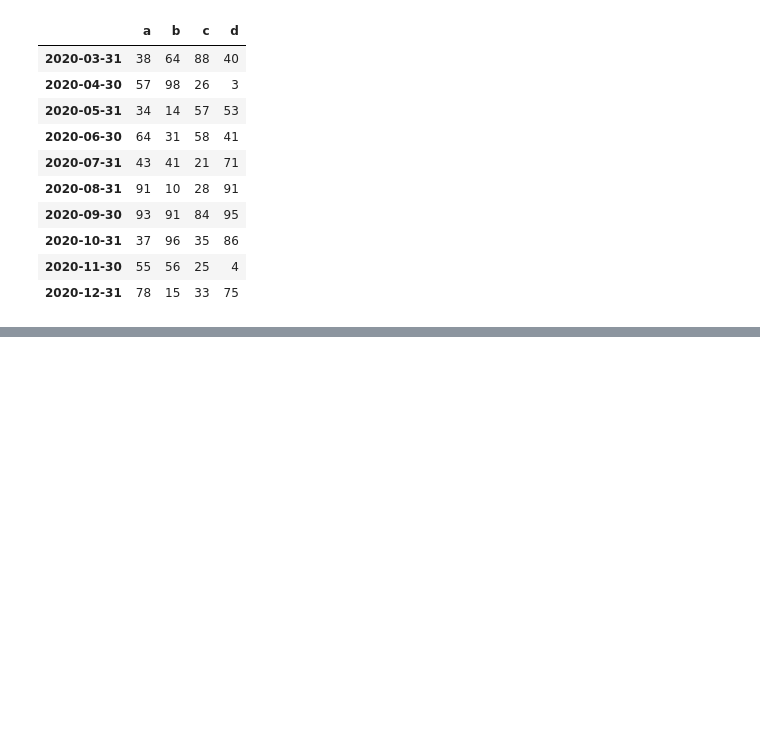
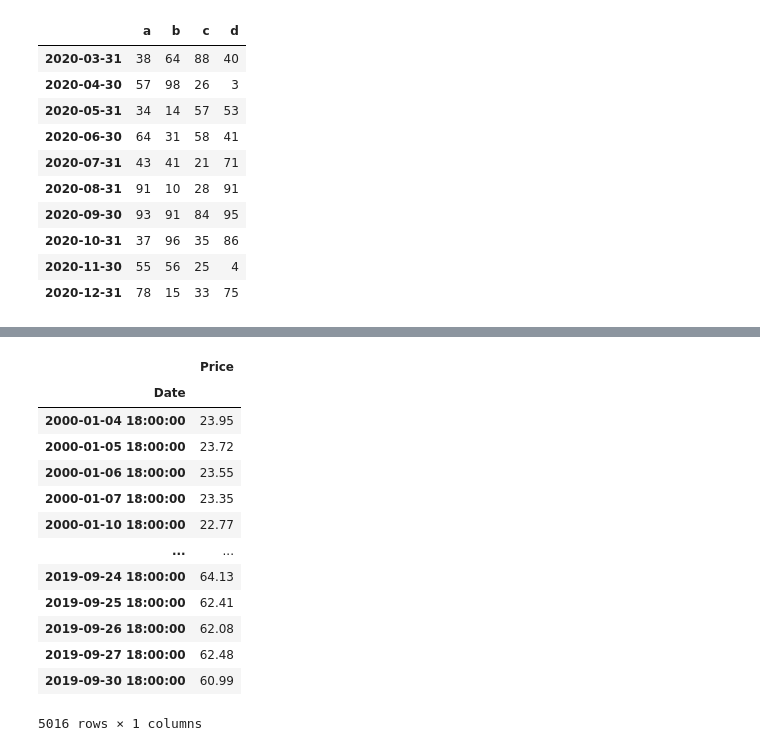
Before and after one commit to emanuelramponi/cp2, a Jupyter notebook: pandas1/section_10_handling_date_and_time.ipynb, the cells around one changed output, grey strips where cells are left out. Saved outputs shown, nothing was run; the diff lists cells and outputs as text; code cells hidden in the pictures; blank space fills up the shorter version.

Commit message:
245. Shifting Dates With pd.DateOffset 2

```diff
--- a/pandas1/section_10_handling_date_and_time.ipynb
+++ b/pandas1/section_10_handling_date_and_time.ipynb
@@ -396,0 +427,17 @@ pd.DataFrame(index=dti, data=np.random.randint(100,size=(10,4)),columns=list('ab
+# %%
+brent.set_index(brent.index + pd.DateOffset(hours=18))
+# %% [output]
+|  | Price |
+| Date |  |
+| 2000-01-04 18:00:00 | 23.95 |
+| 2000-01-05 18:00:00 | 23.72 |
+| 2000-01-06 18:00:00 | 23.55 |
+| 2000-01-07 18:00:00 | 23.35 |
+| 2000-01-10 18:00:00 | 22.77 |
+| ... | ... |
+| 2019-09-24 18:00:00 | 64.13 |
+| 2019-09-25 18:00:00 | 62.41 |
+| 2019-09-26 18:00:00 | 62.08 |
+| 2019-09-27 18:00:00 | 62.48 |
+| 2019-09-30 18:00:00 | 60.99 |
+5016 rows × 1 columns
```
Also changed, not shown: parts of 7 cells of this notebook, 1 other file.
